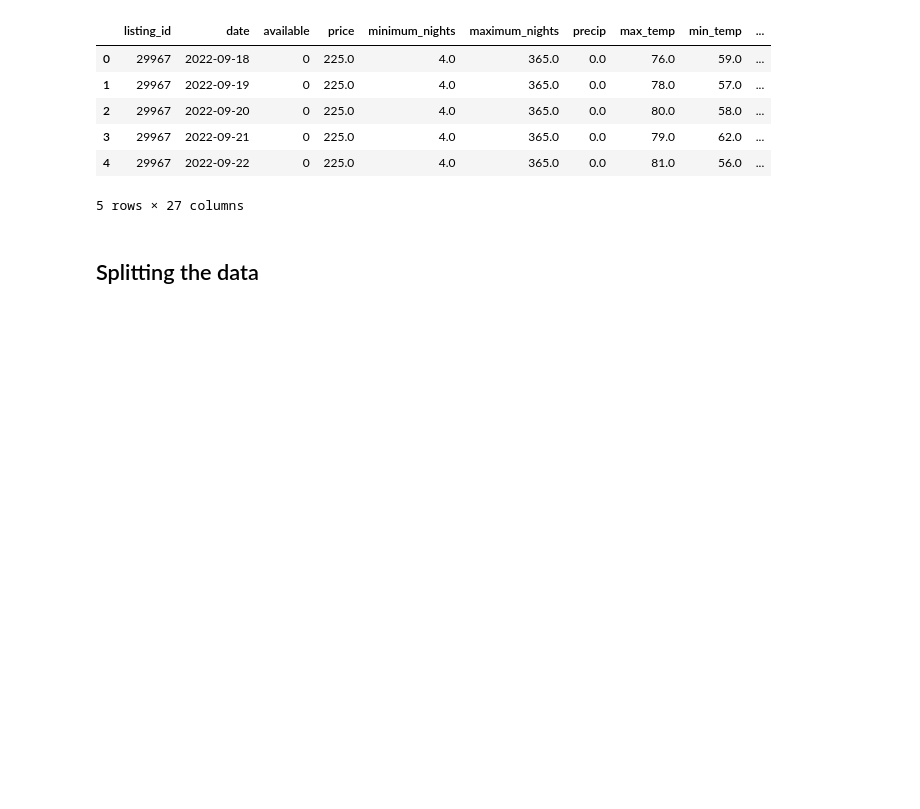
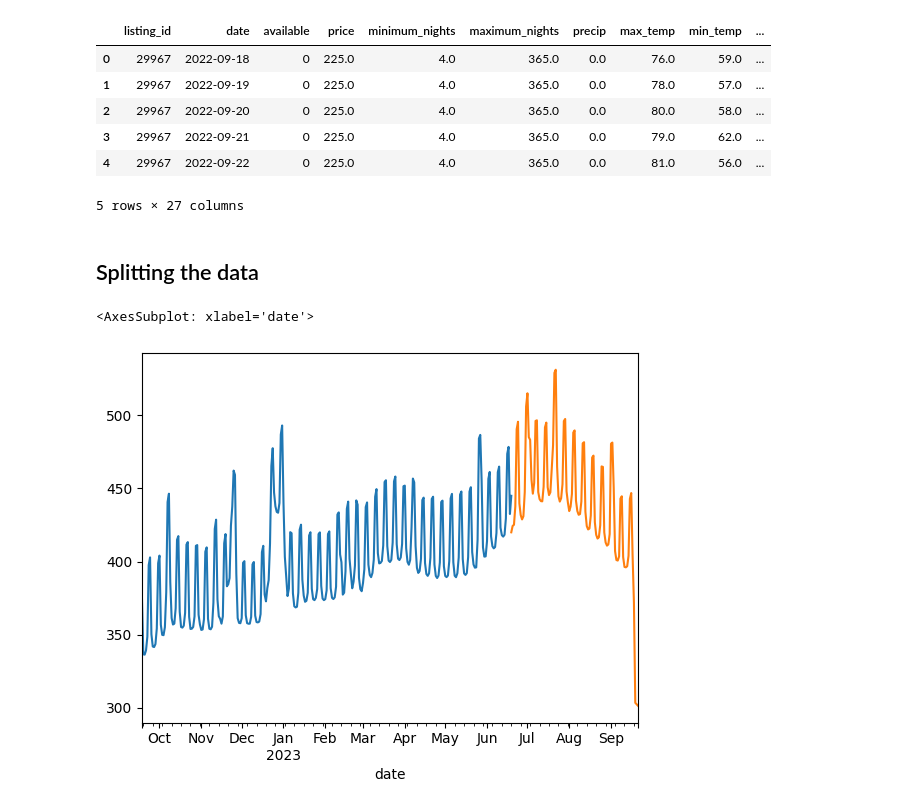
Before and after one commit to RenettaNelson/USD-Capstone-Project, a Jupyter notebook: Code Library Folder/Data Preparation.ipynb, the cells around one changed output. Saved outputs shown, nothing was run; the diff lists cells and outputs as text; code cells hidden in the pictures; blank space fills up the shorter version.

Commit message:
adding train/test plot

```diff
--- a/Code Library Folder/Data Preparation.ipynb
+++ b/Code Library Folder/Data Preparation.ipynb
@@ -563,3 +563,18 @@ y = final_df2['price']
 for train_index, test_index in tss.split(X):
     X_train, X_test = X.iloc[train_index, :], X.iloc[test_index,:]
     y_train, y_test = y.iloc[train_index], y.iloc[test_index]
+# %%
+#plotting train and test data
+
+def price2num(x):
+    if type(x) == str:
+        x = x.strip('$').replace(',', '')
+    return float(x)
+#function to convert price from string to floats
+y_train=y_train.apply(price2num)
+y_train.groupby('date').mean().plot()
+y_test=y_test.apply(price2num)
+y_test.groupby('date').mean().plot()
+# %% [output]
+<AxesSubplot: xlabel='date'>
+[figure, added]
```
